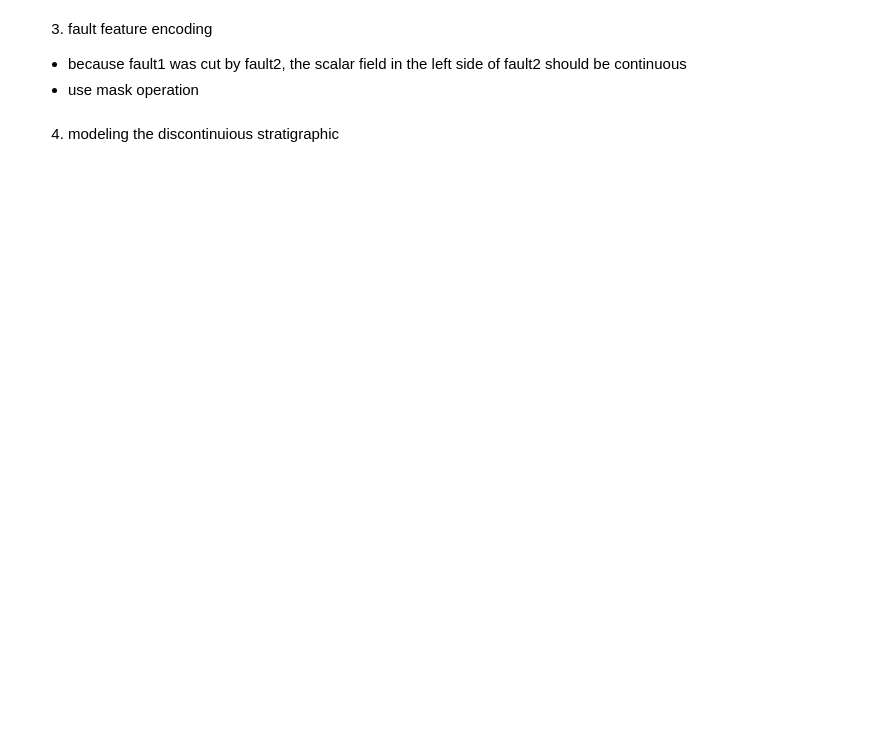
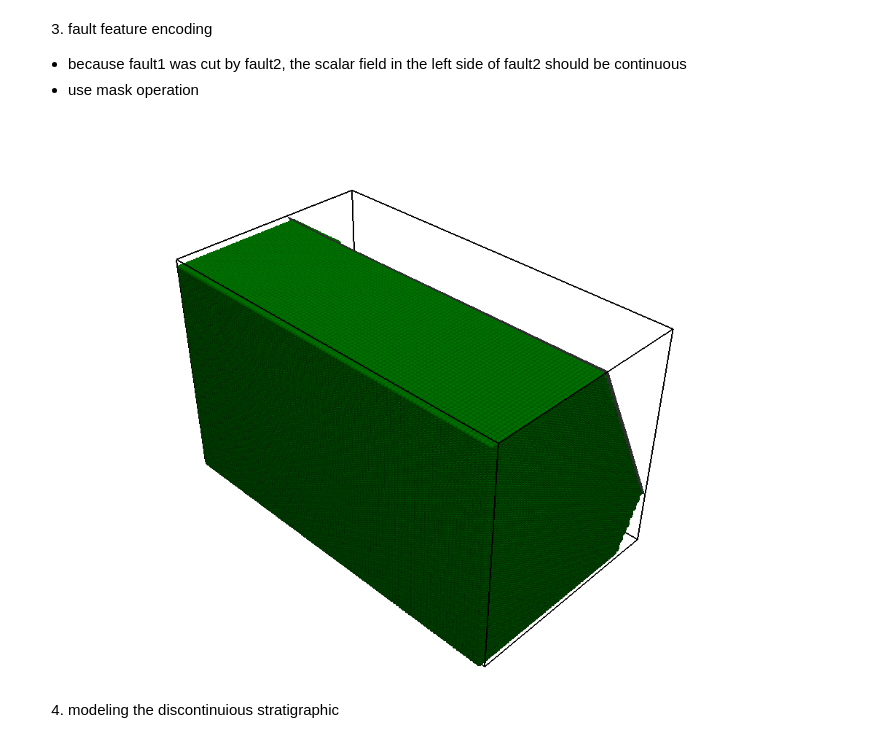
Before and after one commit to Keven-Gao/fault-in-NNG, a Jupyter notebook: case1.ipynb, the cells around one changed output. Cells and saved outputs as stored; diff of their text form; code cells hidden in the pictures; blank space fills up the shorter version.

```diff
--- a/case1.ipynb
+++ b/case1.ipynb
@@ -97,12 +133,15 @@ orie_points_all[:,-2][mask_orie_points_all] = 0
 # %%
 plot.feature_encoding(mesh_list=[finit_fault_1, fault_2],        # fault mesh list after editing
                       number=0,                                  # 0 is the first mesh, 1 is the second mesh
                       extent=extent,                             # domain boundary
                       type='mesh_point',                         # 'mesh_point' or 'obs_point', visualization type
                       side='up',                                 # 'up' or 'down', 'up' is the side which assigned value 1 in the feature encoding
                       domain_mesh_features=domain_mesh_features, # meshgrid points of interpreated domain
                       label_interf_all=label_interf_all,         # strtigraphic points with labels
-                      orie_points_all=orie_points_all)           # orientation points
+                      orie_points_all=orie_points_all,           # orientation points
+                      notebook=True)
+# %% [output]
+[figure, added]
 # %% [markdown]
 4. modeling the discontinuious stratigraphic
 # %%
```
Also changed, not shown: parts of 7 cells of this notebook, 6 other files.
